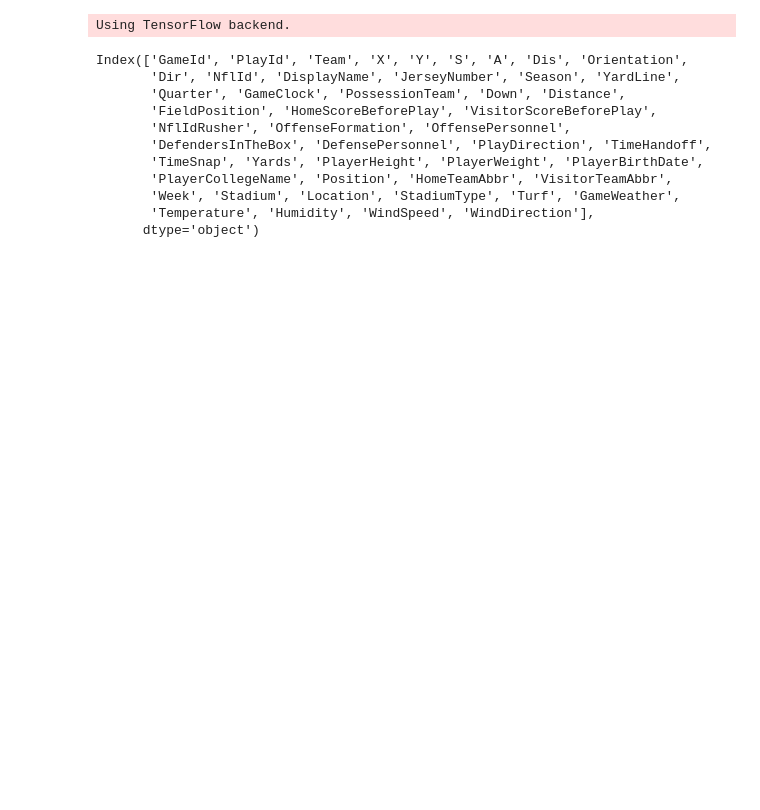
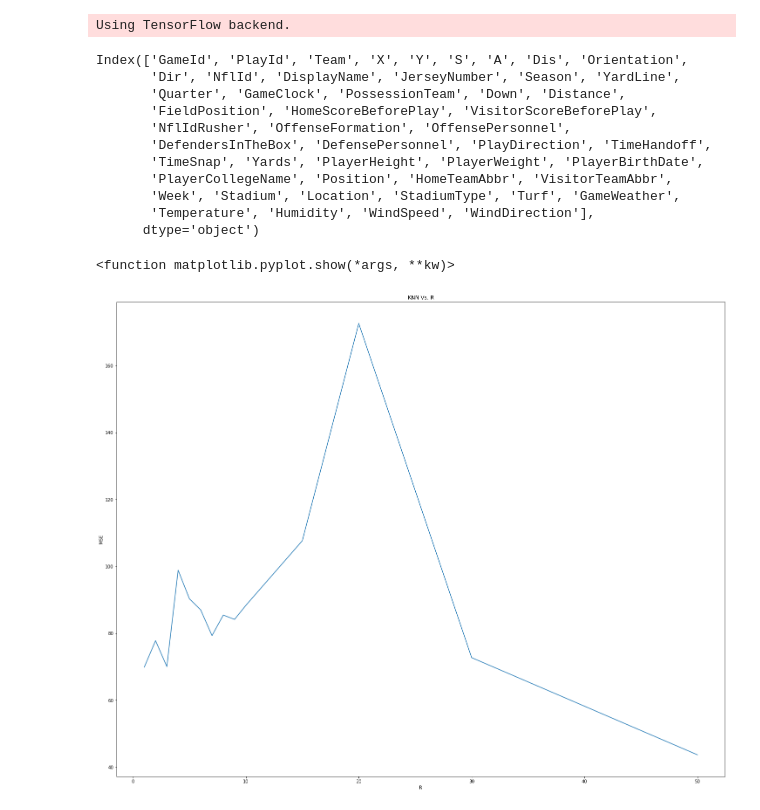
Before and after one commit to alexander-moore/DS502_Final, a Jupyter notebook: ethan/version_4.ipynb, the cells around one changed output. Cells and saved outputs as stored; diff of their text form; code cells hidden in the pictures; blank space fills up the shorter version.

```diff
--- a/ethan/version_4.ipynb
+++ b/ethan/version_4.ipynb
@@ -72,11 +73,12 @@ for _,play in data_trn.groupby(['PlayId']):
 # %%
 offense_nn = NearestNeighbors(metric='euclidean')
-offense_nn.fit(offense_players)
+offense_nn.fit(np.stack(offense_players))
 defense_nn = NearestNeighbors(metric='euclidean')
-defense_nn.fit(defense_players)
-K = [1,10,20,30,40,50,60,70,80,90,100]
+defense_nn.fit(np.stack(defense_players))
+#K = [1,10,20,30,40,50,60,70,80,90,100]
+R = [1,2,3,4,5,6,7,8,9,10,15,20,30,50]
 mse = []
-for k in K:
+for r in R:
     se = []
     for _,play in data_tst.groupby(['PlayId']):
         offense_team = play.loc[play['NflId'] == play['NflIdRusher'],'Team'].iloc[0]
@@ -96,32 +98,36 @@ for k in K:
         for _,player in play.iterrows():
             px = player['X']-opx if direction == 'right' else opx-player['X']
             py = player['Y']-opy
-            ox = np.sin(np.deg2rad(player['Orientation']))-oox if direction == 'right' else oox-np.sin(np.deg2rad(player['Orientation']))
+            ox = np.sin(np.deg2rad(player['Orientation']))-oox
             oy = np.cos(np.deg2rad(player['Orientation']))-ooy
-            vx = player['S']*np.sin(np.deg2rad(player['Dir']))-ovx if direction == 'right' else ovx-player['S']*np.sin(np.deg2rad(player['Dir']))
+            vx = player['S']*np.sin(np.deg2rad(player['Dir']))-ovx
             vy = player['S']*np.cos(np.deg2rad(player['Dir']))-ovy
-            ax = player['A']*np.sin(np.deg2rad(player['Dir']))-oax if direction == 'right' else oax-player['A']*np.sin(np.deg2rad(player['Dir']))
+            ax = player['A']*np.sin(np.deg2rad(player['Dir']))-oax
             ay = player['A']*np.cos(np.deg2rad(player['Dir']))-oay
             pos = np.array([i.values[0] for i in [px,py,ox,oy,vx,vy,ax,ay]],ndmin=2)
         if player['Team'] == offense_team:
-            dis,ind = offense_nn.kneighbors(pos,n_neighbors=15)
-            dis,ind = offense_nn.radius_neighbors(pos,radius=3)
+            dis,ind = offense_nn.radius_neighbors(pos,radius=r)
             ind = [int(i) for i in ind[0]]
-            predictions.append(np.mean(offense_yards[ind[0]]))
-            weights.append(1/(1+np.mean(dis)))
+            if len(ind) > 0:
+                predictions.append(np.mean(offense_yards[ind[0]]))
+                weights.append(1/(1+np.mean(dis)))
         else:
-            dis,ind = defense_nn.kneighbors(pos,n_neighbors=15)
-            dis,ind = defense_nn.radius_neighbors(pos,radius=3)
+            dis,ind = defense_nn.radius_neighbors(pos,radius=r)
             ind = [int(i) for i in ind[0]]
-            predictions.append(np.mean(defense_yards[ind[0]]))
-            weights.append(1/(1+np.mean(dis)))
-        prediction = np.average(predictions,weights=weights)
-        se.append((prediction-yards)*(prediction-yards))
+            if len(ind) > 0:
+                predictions.append(np.mean(defense_yards[ind[0]]))
+                weights.append(1/(1+np.mean(dis)))
+        if len(predictions) > 0:
+            prediction = np.mean(predictions)
+            se.append((prediction-yards)*(prediction-yards))
     mse.append(np.mean(se))
 # %%
 plt.figure(figsize=(25,20))
-plt.plot(K,mse)
-plt.title('KNN Weighted Average Vs. K')
-plt.xlabel('K')
-plt.ylable('MSE')
+plt.plot(R,mse)
+plt.title('KNN Vs. R')
+plt.xlabel('R')
+plt.ylabel('MSE')
 plt.show
+# %% [output]
+<function matplotlib.pyplot.show(*args, **kw)>
+[figure, added]
```
Also changed, not shown: parts of 1 cell of this notebook.
